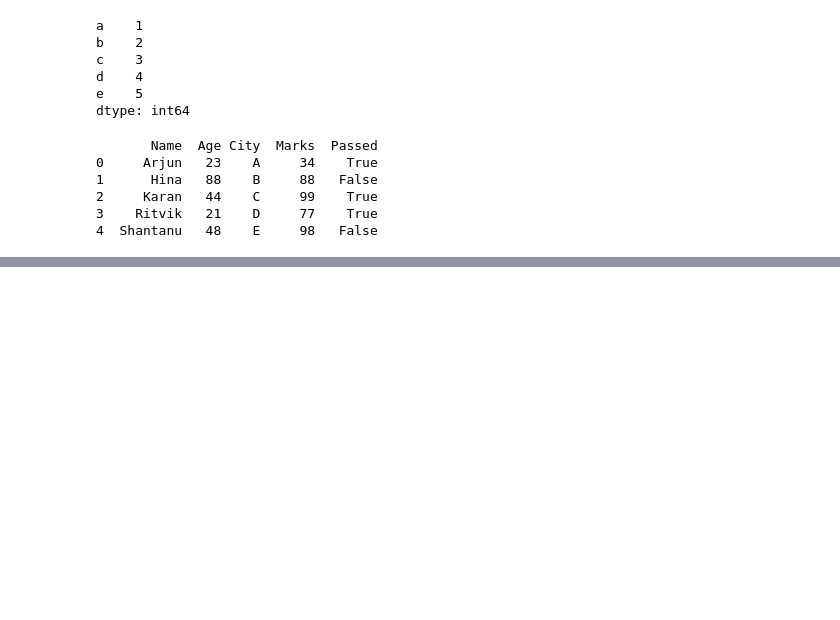
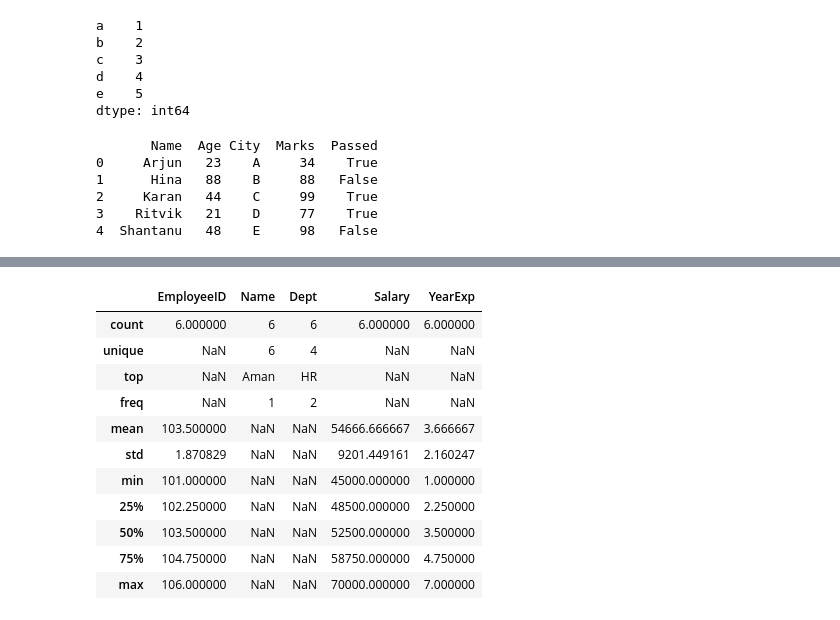
Before and after one commit to Harnoor0718/Data_Analytics, a Jupyter notebook: Summer Training/Pandas.ipynb, the cells around one changed output, grey strips where cells are left out. Saved outputs shown, nothing was run; the diff lists cells and outputs as text; code cells hidden in the pictures; blank space fills up the shorter version.

Commit message:
Pandas - Series and DataFrame

```diff
--- a/Summer Training/Pandas.ipynb
+++ b/Summer Training/Pandas.ipynb
@@ -185,0 +268,12 @@ dtype: object
+# %%
+p = ({
+    'EmployeeID': [101, 102, 103, 104, 105, 106],
+    'Name': ['Aman', 'Priya', 'Rahul', 'Neha', 'Karan', 'Simran'],
+    'Dept': ['HR', 'IT', 'Finance', 'IT', 'Marketing', 'HR'],
+    'Salary': [45000, 60000, 55000, 70000, 50000, 48000],
+    'YearExp': [2, 5, 4, 7, 3, 1]
+})
+df = pd.DataFrame(p)
+
+df.head(3)
+df.tail(3)
@@ -185,0 +307,15 @@ dtype: object
+# %%
+df.describe(include = 'all')
+# %% [output]
+|  | EmployeeID | Name | Dept | Salary | YearExp |
+| count | 6.000000 | 6 | 6 | 6.000000 | 6.000000 |
+| unique | NaN | 6 | 4 | NaN | NaN |
+| top | NaN | Aman | HR | NaN | NaN |
+| freq | NaN | 1 | 2 | NaN | NaN |
+| mean | 103.500000 | NaN | NaN | 54666.666667 | 3.666667 |
+| std | 1.870829 | NaN | NaN | 9201.449161 | 2.160247 |
+| min | 101.000000 | NaN | NaN | 45000.000000 | 1.000000 |
+| 25% | 102.250000 | NaN | NaN | 48500.000000 | 2.250000 |
+| 50% | 103.500000 | NaN | NaN | 52500.000000 | 3.500000 |
+| 75% | 104.750000 | NaN | NaN | 58750.000000 | 4.750000 |
+| max | 106.000000 | NaN | NaN | 70000.000000 | 7.000000 |
```
Also changed, not shown: parts of 13 cells of this notebook.
